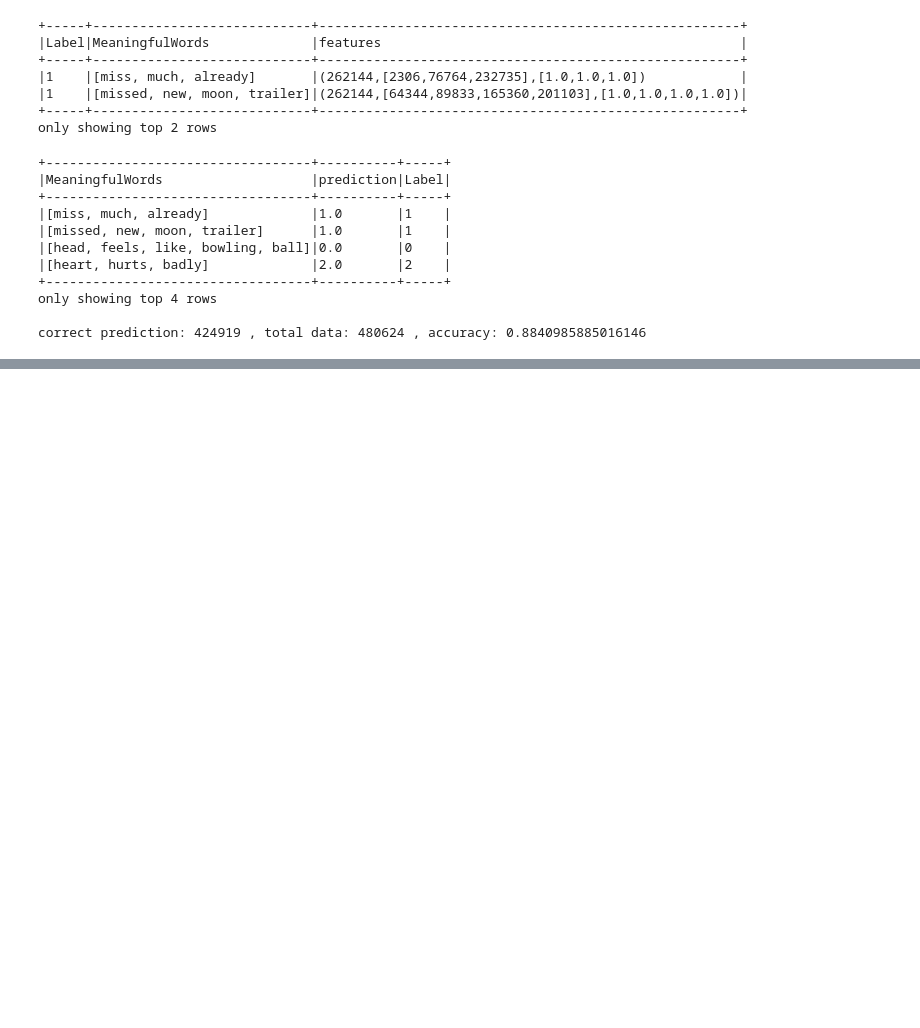
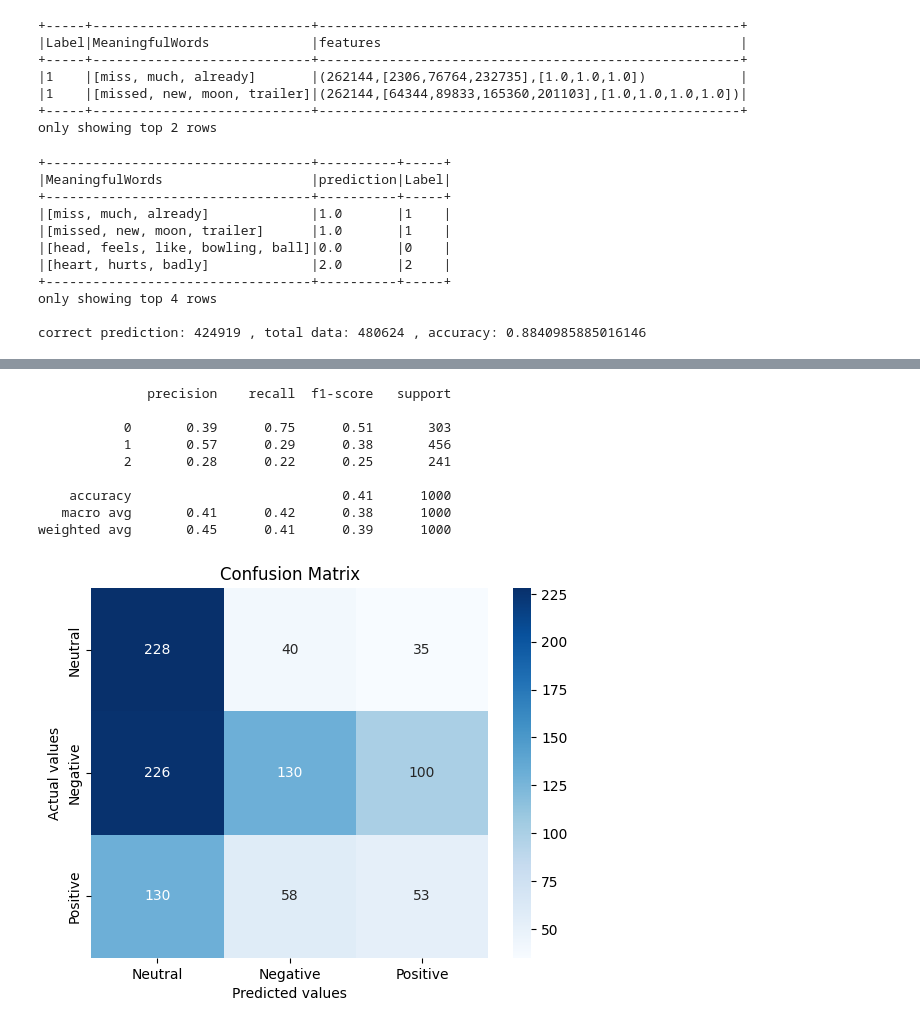
Before and after one commit to muhammadahsan2023/Tweets_Analysis, a Jupyter notebook: tweets_analysis.ipynb, the cells around one changed output, grey strips where cells are left out. Saved outputs shown, nothing was run; the diff lists cells and outputs as text; code cells hidden in the pictures; blank space fills up the shorter version.

```diff
--- a/tweets_analysis.ipynb
+++ b/tweets_analysis.ipynb
@@ -280,0 +382,7 @@ df3
+# %%
+X_train, X_test, y_train, y_test = train_test_split(df['tweets'],df['label'],
+                                                    test_size = 0.2, random_state = 0)
+# %%
+# Create and fit the TF-IDF vectorizer
+vectorizer = TfidfVectorizer(ngram_range=(1, 2), max_features=2000)
+X_train_tfidf = vectorizer.fit_transform(X_train)
@@ -280,0 +397,37 @@ df3
+# %%
+from sklearn.metrics import confusion_matrix, classification_report
+
+def model_Evaluate(model):
+    # Predict values for the Test dataset
+    y_pred = model.predict(X_test)
+
+    # Print the evaluation metrics for the dataset.
+    print(classification_report(y_test, y_pred))
+
+    # Compute and plot the Confusion matrix
+    cf_matrix = confusion_matrix(y_test, y_pred)
+
+    categories = ['Neutral', 'Negative', 'Positive']
+
+    # Plot the confusion matrix using seaborn
+    sns.heatmap(cf_matrix, annot=True, fmt='d', cmap='Blues', xticklabels=categories, yticklabels=categories)
+    plt.title("Confusion Matrix")
+    plt.xlabel("Predicted values")
+    plt.ylabel("Actual values")
+    plt.show()
+# %%
+# Bernouli Model
+BNBmodel = BernoulliNB(alpha = 2)
+BNBmodel.fit(X_train, y_train)
+model_Evaluate(BNBmodel)
+# %% [output]
+              precision    recall  f1-score   support
+
+           0       0.39      0.75      0.51       303
+           1       0.57      0.29      0.38       456
+           2       0.28      0.22      0.25       241
+
+    accuracy                           0.41      1000
+   macro avg       0.41      0.42      0.38      1000
+weighted avg       0.45      0.41      0.39      1000
+[figure, added]
```
Also changed, not shown: parts of 39 cells of this notebook.
